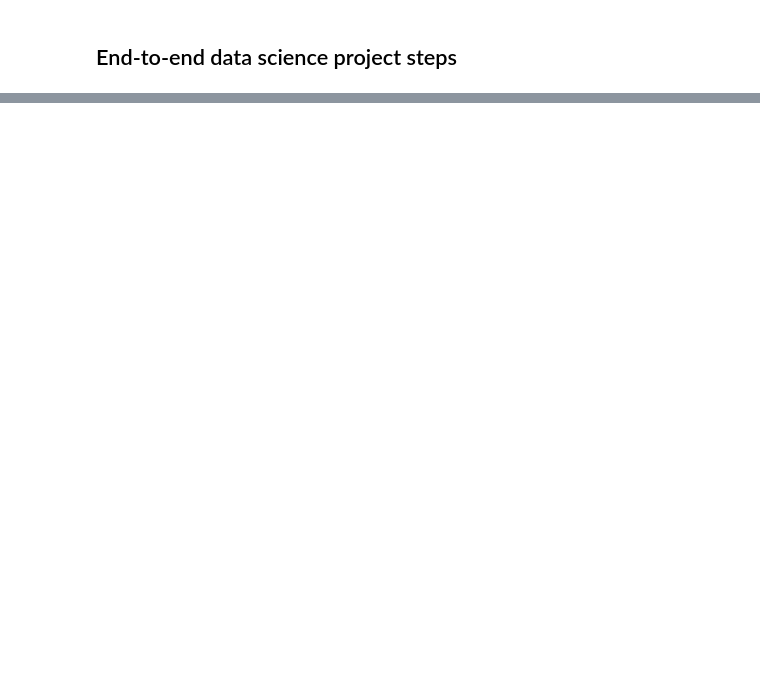
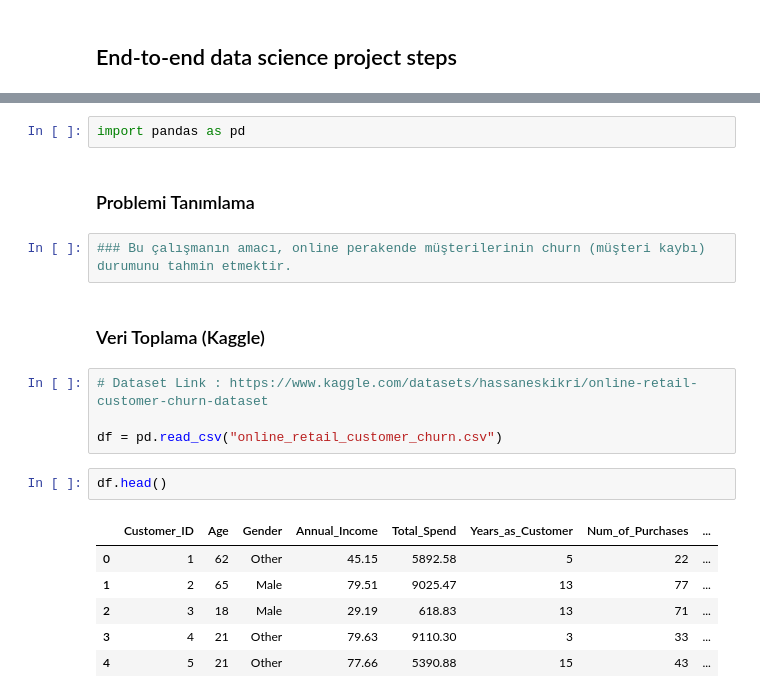
Before and after one commit to 0BerkayK/hopi, a Jupyter notebook: Interview.ipynb, the cells around one changed output, grey strips where cells are left out. Cells and saved outputs as stored; diff of their text form; blank space fills up the shorter version.

```diff
--- a/Interview.ipynb
+++ b/Interview.ipynb
@@ -194,0 +10,21 @@ istatistiksel olarak anlamlı değildir.
+# %%
+import pandas as pd
+# %% [markdown]
+### Problemi Tanımlama
+# %%
+### Bu çalışmanın amacı, online perakende müşterilerinin churn (müşteri kaybı) durumunu tahmin etmektir.
+# %% [markdown]
+### Veri Toplama (Kaggle)
+# %%
+# Dataset Link : https://www.kaggle.com/datasets/hassaneskikri/online-retail-customer-churn-dataset
+
+df = pd.read_csv("online_retail_customer_churn.csv")
+# %%
+df.head()
+# %% [output]
+|  | Customer_ID | Age | Gender | Annual_Income | Total_Spend | Years_as_Customer | Num_of_Purchases | ... |
+| 0 | 1 | 62 | Other | 45.15 | 5892.58 | 5 | 22 | ... |
+| 1 | 2 | 65 | Male | 79.51 | 9025.47 | 13 | 77 | ... |
+| 2 | 3 | 18 | Male | 29.19 | 618.83 | 13 | 71 | ... |
+| 3 | 4 | 21 | Other | 79.63 | 9110.30 | 3 | 33 | ... |
+| 4 | 5 | 21 | Other | 77.66 | 5390.88 | 15 | 43 | ... |
```
Also changed, not shown: parts of 43 cells of this notebook, 1 other file.
